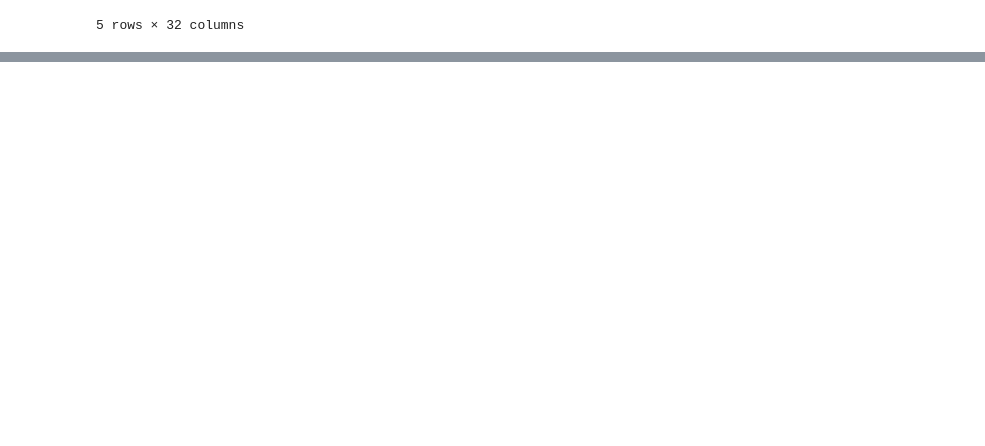
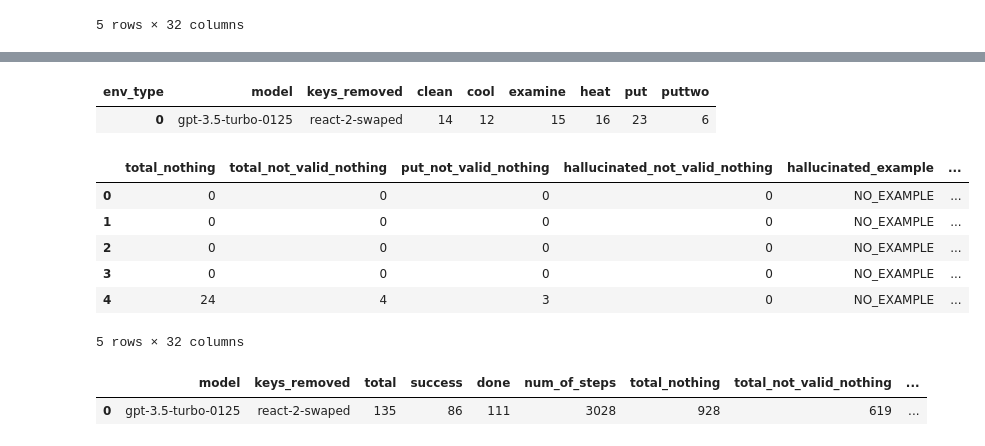
Before and after one commit to ai-nikolai/LLamp, a Jupyter notebook: playgrounds/analysis_alfworld_eval_notebook.ipynb, the cells around one changed output, grey strips where cells are left out. Cells and saved outputs as stored; diff of their text form; code cells hidden in the pictures; blank space fills up the shorter version.

```diff
--- a/playgrounds/analysis_alfworld_eval_notebook.ipynb
+++ b/playgrounds/analysis_alfworld_eval_notebook.ipynb
@@ -543,0 +622,5 @@ x.head()
+# %%
+create_pivot(new_eval)
+# %% [output]
+| env_type | model | keys_removed | clean | cool | examine | heat | put | puttwo |
+| 0 | gpt-3.5-turbo-0125 | react-2-swaped | 14 | 12 | 15 | 16 | 23 | 6 |
@@ -543,0 +629,17 @@ x.head()
+# %%
+deepdive2 = load_data("deepdive_results_v2_1.csv",collect_results=True, override_filepath=True)
+deepdive2.head()
+# %% [output]
+|  | total_nothing | total_not_valid_nothing | put_not_valid_nothing | hallucinated_not_valid_nothing | hallucinated_example | ... |
+| 0 | 0 | 0 | 0 | 0 | NO_EXAMPLE | ... |
+| 1 | 0 | 0 | 0 | 0 | NO_EXAMPLE | ... |
+| 2 | 0 | 0 | 0 | 0 | NO_EXAMPLE | ... |
+| 3 | 0 | 0 | 0 | 0 | NO_EXAMPLE | ... |
+| 4 | 24 | 4 | 3 | 0 | NO_EXAMPLE | ... |
+5 rows × 32 columns
+# %%
+x = analyse_deepdive(deepdive2)
+x.head()
+# %% [output]
+|  | model | keys_removed | total | success | done | num_of_steps | total_nothing | total_not_valid_nothing | ... |
+| 0 | gpt-3.5-turbo-0125 | react-2-swaped | 135 | 86 | 111 | 3028 | 928 | 619 | ... |
```
Also changed, not shown: parts of 10 cells of this notebook, 3 other files.
